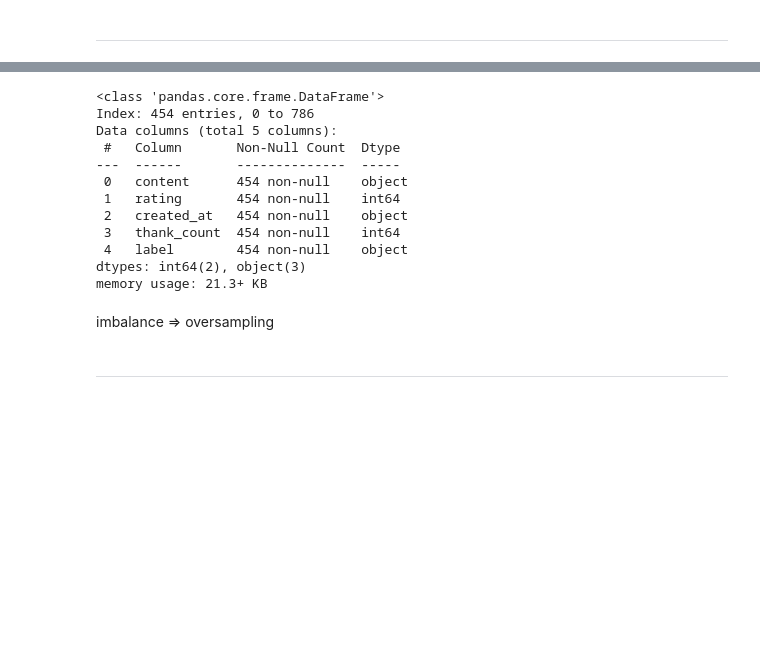
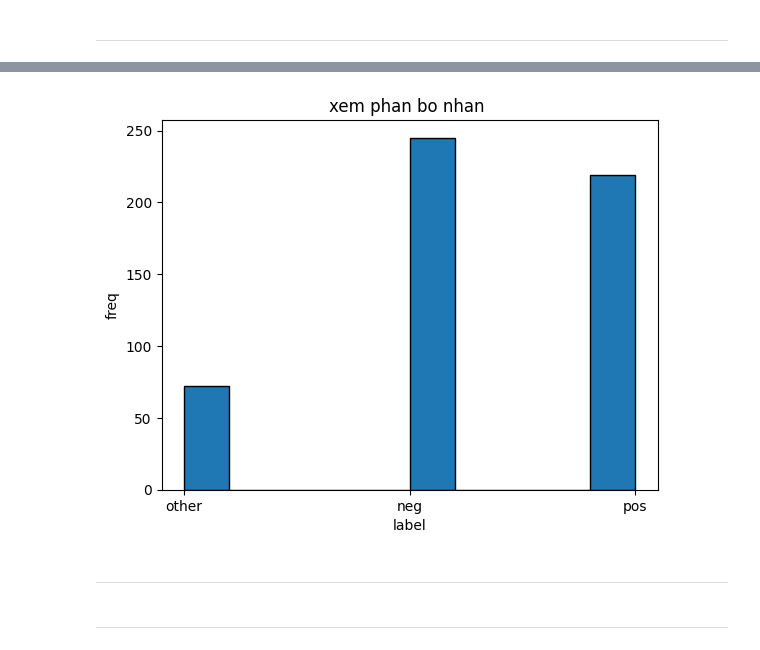
Before and after one commit to BaoMyTH/customer-support-classification, a Jupyter notebook: notebooks/baomy.ipynb, the cells around one changed output, grey strips where cells are left out. Cells and saved outputs as stored; diff of their text form; code cells hidden in the pictures; blank space fills up the shorter version.

```diff
--- a/notebooks/baomy.ipynb
+++ b/notebooks/baomy.ipynb
@@ -78,19 +89,14 @@ plt.show()
 # %%
-dfmy = dfmy[~dfmy["label"].isin(["poa", "pso", "next"])]
+dfmy = dfmy[~dfmy["label"].isin(["next"])]
-# %%
-dfmy.info()
-# %% [output]
-<class 'pandas.core.frame.DataFrame'>
-Index: 454 entries, 0 to 786
-Data columns (total 5 columns):
- #   Column       Non-Null Count  Dtype
----  ------       --------------  -----
- 0   content      454 non-null    object
- 1   rating       454 non-null    int64
- 2   created_at   454 non-null    object
- 3   thank_count  454 non-null    int64
- 4   label        454 non-null    object
-dtypes: int64(2), object(3)
-memory usage: 21.3+ KB
-# %% [markdown]
-imbalance => oversampling
+# %%
+import matplotlib.pyplot as plt
+
+plt.hist(dfmy["label"], edgecolor = 'black')
+plt.xlabel("label")
+plt.ylabel("freq")
+plt.title("xem phan bo nhan ")
+plt.show()
+# %% [output]
+[figure, added]
+# %% [markdown]
+----------
```
Also changed, not shown: parts of 23 cells of this notebook, 16 other files.
